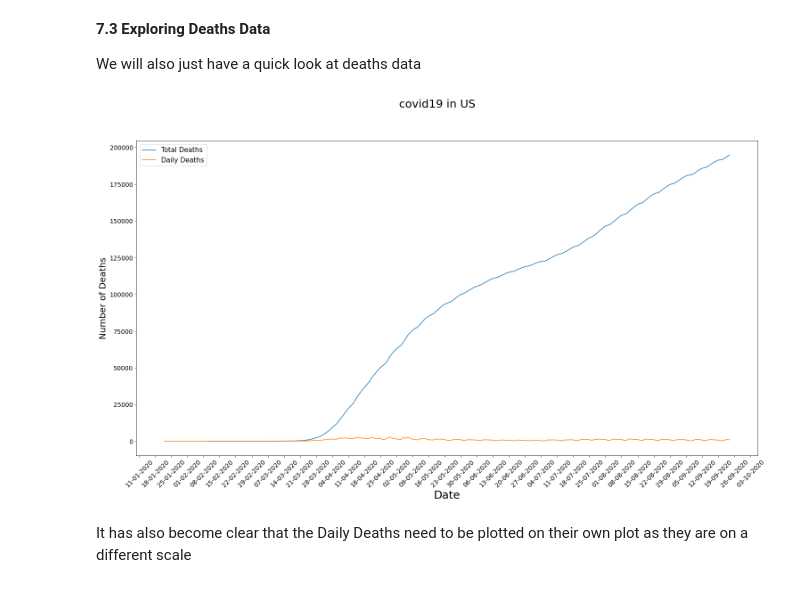
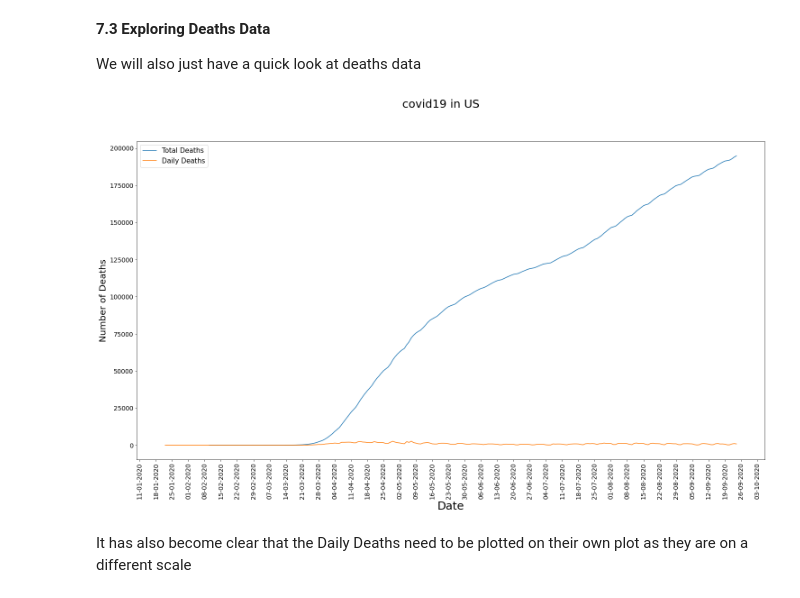
Before and after one commit to fergusie/Covid19, a Jupyter notebook: fbuckley_covid.ipynb, the cells around one changed output. Cells and saved outputs as stored; diff of their text form; code cells hidden in the pictures.

```diff
--- a/fbuckley_covid.ipynb
+++ b/fbuckley_covid.ipynb
@@ -394,33 +394,33 @@ We will also just have a quick look at deaths data
 # %%
 import numpy as np #plotting Total v Total Daily deaths
 import matplotlib.pyplot as plt
 fig, (ax1) = plt.subplots(1, figsize=(25,13))
 fig.suptitle('covid19 in US', fontsize=25)
 
 x = df['date']
 y1 = df.death
 y2 = df.deathIncrease
 
 # plot the data
 plt.plot(x,y1,label='Total Deaths')
 plt.plot(x,y2,label='Daily Deaths')
 
 
 # Add axis labels
 plt.xlabel("Date", fontsize=25)
 plt.ylabel("Number of Deaths", fontsize=20)
-plt.xticks(fontsize=14, rotation = 45)
+plt.xticks(fontsize=14, rotation = 90)
 plt.yticks(fontsize=14)
 
 #Adjust date for x-axis labels
 plt.gca().xaxis.set_major_formatter(mdates.DateFormatter('%d-%m-%Y'))
 plt.gca().xaxis.set_major_locator(mdates.DayLocator(interval=7)) #setting interval of a week
 
 # show the data
 plt.legend(fontsize = 15, loc = 2)
 plt.show()
 # %% [output]
-[figure, old version]
+[figure, new version]
 # %% [markdown]
 It has also become clear that the Daily Deaths need to be plotted on their own plot as they are on a different scale
 # %%
```
Also changed, not shown: parts of 9 cells of this notebook.
